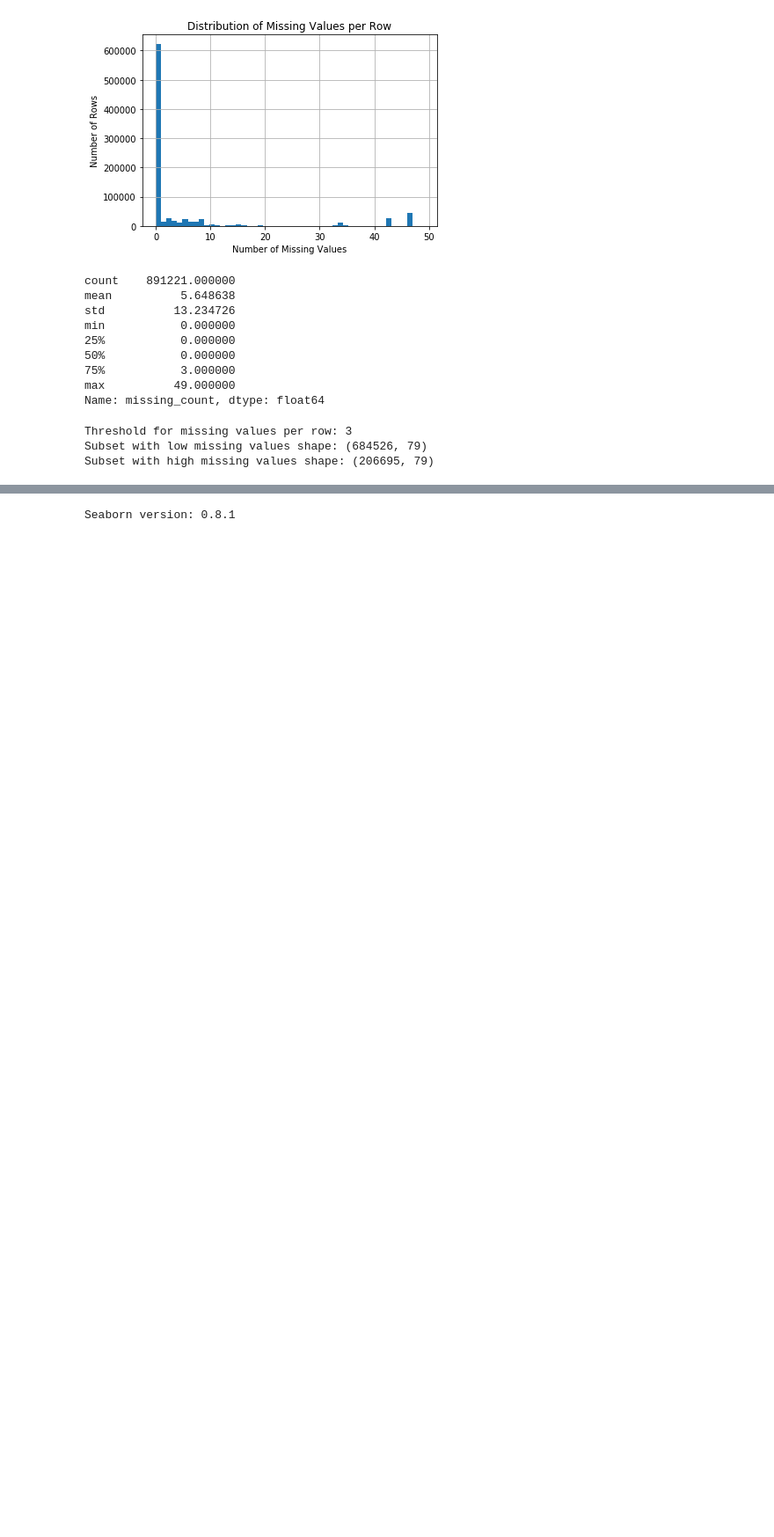
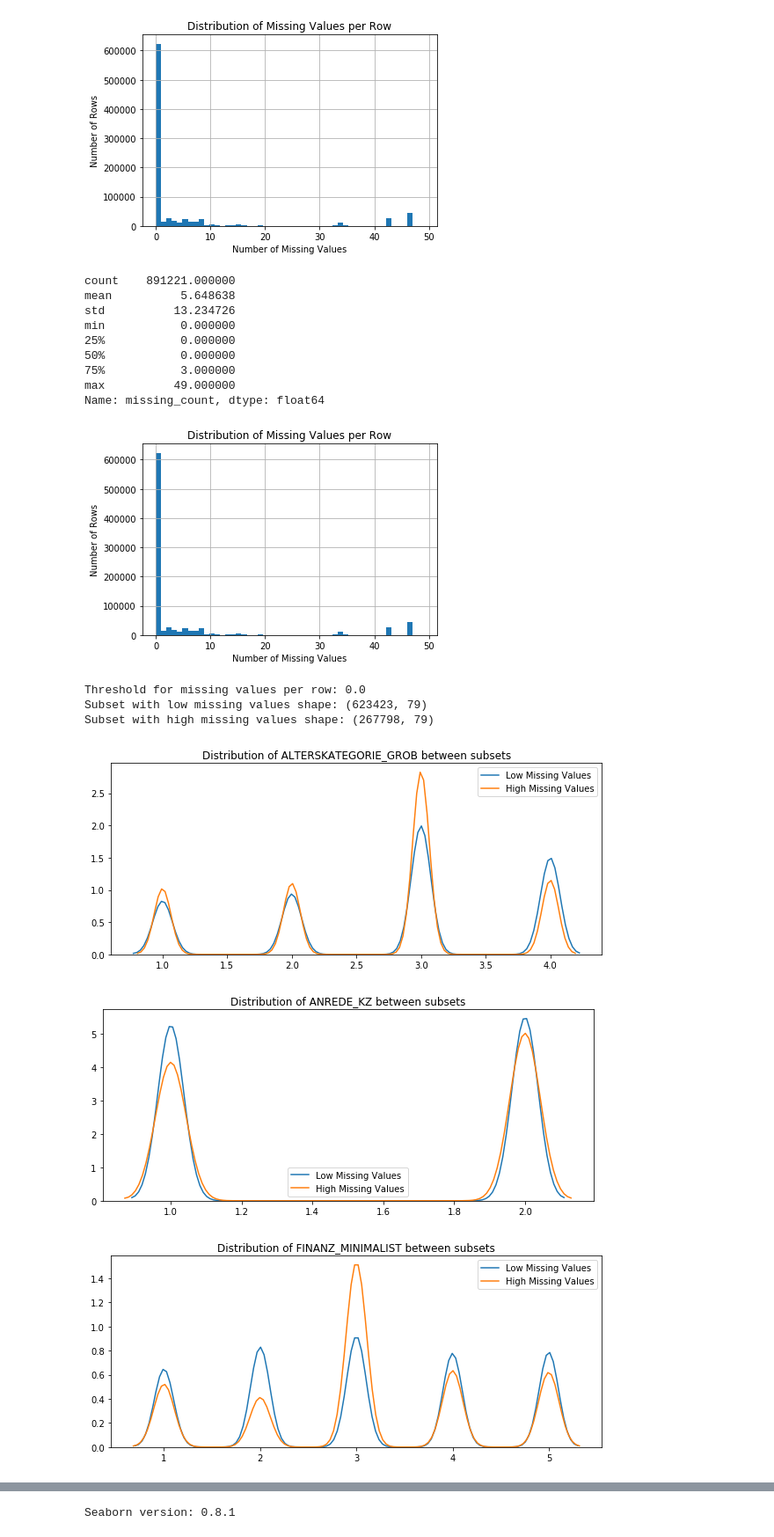
Before and after one commit to rhelton21/Identify-customer-segments, a Jupyter notebook: Identify_Customer_Segments.ipynb, the cells around one changed output, grey strips where cells are left out. Shown at 88% size. Drawn from its saved outputs; the diff is of its cells as text; code cells hidden in the pictures; blank space fills up the shorter version.

```diff
--- a/Identify_Customer_Segments.ipynb
+++ b/Identify_Customer_Segments.ipynb
@@ -427,17 +447,3 @@ plt.xlabel("Columns")
 plt.show()
 # %% [output]
 [figure]
-# %%
-# Remove the outlier columns from the dataset. (You'll perform other data
-# engineering tasks such as re-encoding and imputation later.)
-# Set a threshold for removing columns with too many missing values
-missing_data_threshold = 0.30  # 30% threshold
-
-# Find columns with missing data exceeding the threshold
-columns_to_drop = missing_data[missing_data > missing_data_threshold].index
-
-# Drop these columns from the dataset
-demographics_data.drop(columns=columns_to_drop, inplace=True)
-
-print("Columns dropped:", columns_to_drop)
-print("Updated DataFrame shape:", demographics_data.shape)
@@ -568,29 +630,52 @@ Name: missing_count, dtype: float64
 # %%
 # Write code to divide the data into two subsets based on the number of missing
 # values in each row.
 
 import pandas as pd
-import numpy as np
+import matplotlib.pyplot as plt
+
+# Calculate the number of missing values in each row
+demographics_data_cleaned['missing_count'] = demographics_data.isnull().sum(axis=1)
+
+# Plotting a histogram to visualize the distribution
+demographics_data_cleaned['missing_count'].hist(bins=50)
+plt.xlabel('Number of Missing Values')
+plt.ylabel('Number of Rows')
+plt.title('Distribution of Missing Values per Row')
+plt.show()
 
 
-
-# Step Determine a threshold for dividing the dataset
-# For this example, let's use the median number of missing values per row as the threshold
-threshold = 3
+# Determine a threshold for dividing the dataset
+threshold = demographics_data_cleaned['missing_count'].quantile(0.5)  # Using median as threshold example
 
 # Debugging: print the threshold to verify
 print(f"Threshold for missing values per row: {threshold}")
 
-# Step Divide the dataset into two subsets
-
+# Divide the dataset into two subsets
 subset_low_missing = demographics_data[demographics_data.isnull().sum(axis=1) <= threshold]
 subset_high_missing = demographics_data[demographics_data.isnull().sum(axis=1) > threshold]
-
 
 # Debugging: Verify the division by checking the shapes of the two subsets
 print(f"Subset with low missing values shape: {subset_low_missing.shape}")
 print(f"Subset with high missing values shape: {subset_high_missing.shape}")
+
+# In [56] (Further analysis, perhaps comparing distributions)
+# Additional analysis as suggested: comparing distributions in selected columns
+import seaborn as sns
+
+columns_to_compare = ['ALTERSKATEGORIE_GROB', 'ANREDE_KZ', 'FINANZ_MINIMALIST', 'GREEN_AVANTGARDE', 'HH_EINKOMMEN_SCORE']
+for column in columns_to_compare:
+    plt.figure(figsize=(10, 4))
+    sns.kdeplot(subset_low_missing[column], label='Low Missing Values')
+    sns.kdeplot(subset_high_missing[column], label='High Missing Values')
+    plt.title(f'Distribution of {column} between subsets')
+    plt.legend()
+    plt.show()
 # %% [output]
+[figure, added]
-Threshold for missing values per row: 3
-Subset with low missing values shape: (684526, 79)
-Subset with high missing values shape: (206695, 79)
+Threshold for missing values per row: 0.0
+Subset with low missing values shape: (623423, 79)
+Subset with high missing values shape: (267798, 79)
+[figure, added]
+[figure, added]
+[figure, added]
```
Also changed, not shown: parts of 71 cells of this notebook, 1 other file.
